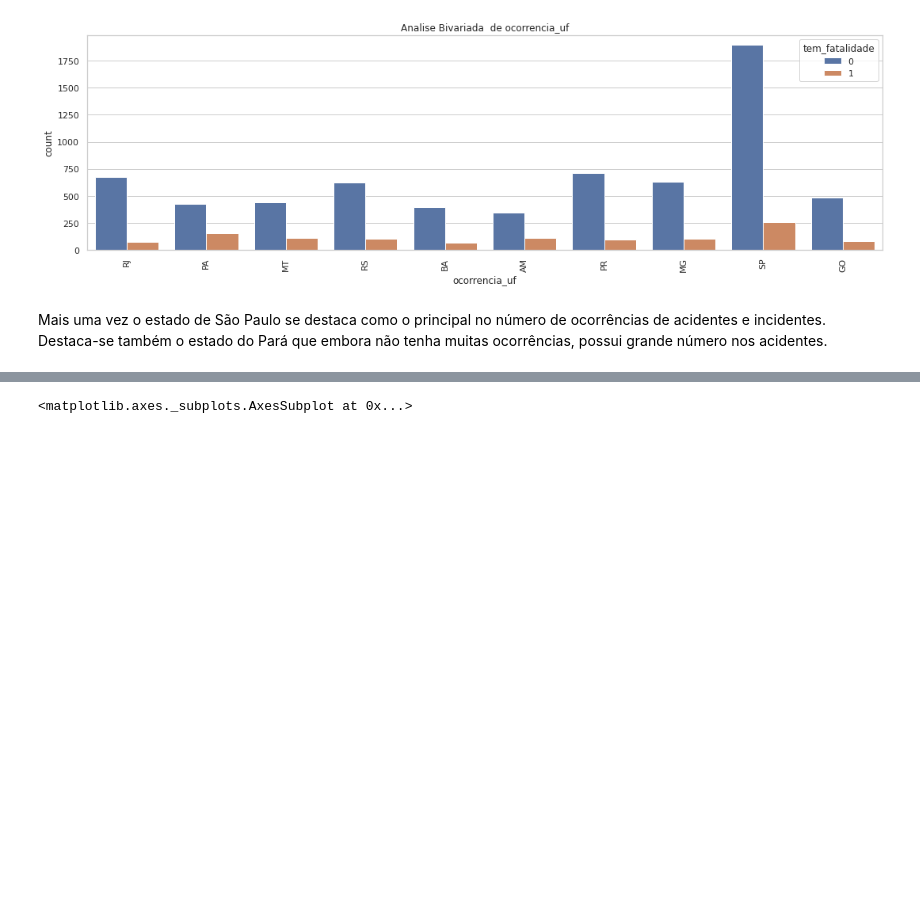
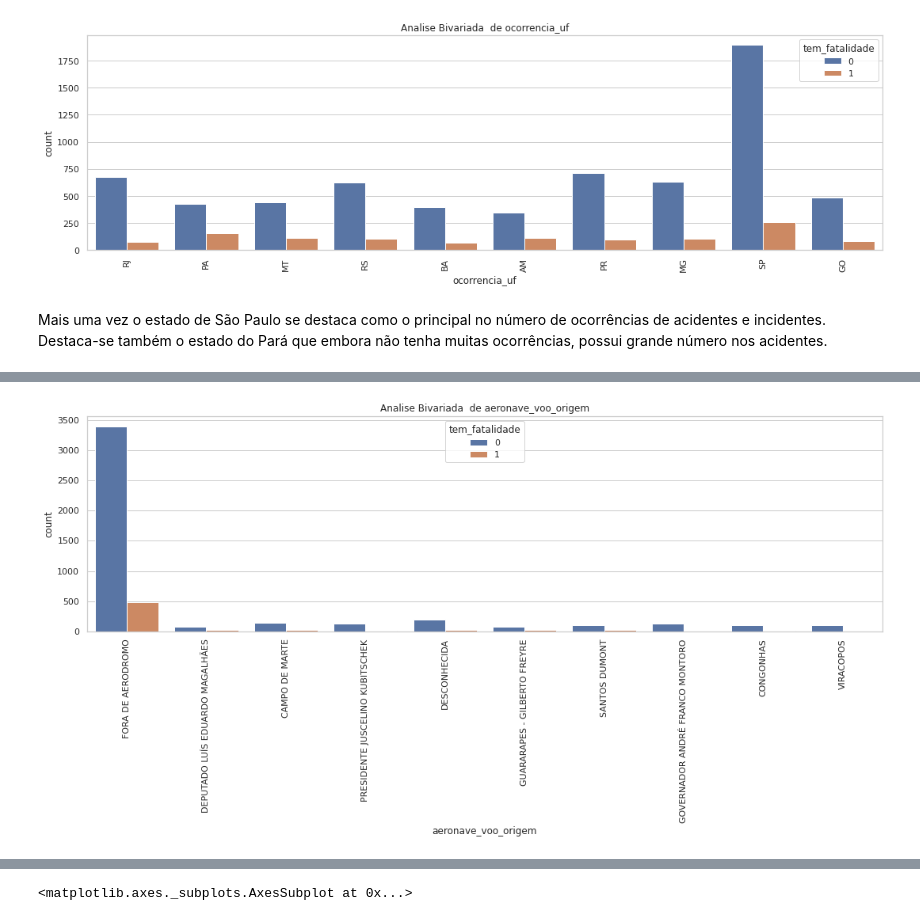
Before and after one commit to guilherme-beserra/TCC---PUC-Minas, a Jupyter notebook: Classificação_para_predição_de_vítima_fatal_em_acidente_aéreo.ipynb, the cells around one changed output, grey strips where cells are left out. Drawn from its saved outputs; the diff is of its cells as text; code cells hidden in the pictures; blank space fills up the shorter version.

```diff
--- a/Classificação_para_predição_de_vítima_fatal_em_acidente_aéreo.ipynb
+++ b/Classificação_para_predição_de_vítima_fatal_em_acidente_aéreo.ipynb
@@ -1517,0 +1546,4 @@ analise_biv_qualitativa(df_unificada_clean, df_unificada_clean['ocorrencia_uf'],
+# %%
+analise_biv_qualitativa(df_unificada_clean, df_unificada_clean['aeronave_voo_origem'], df_unificada_clean.tem_fatalidade.name)
+# %% [output]
+[figure, added]
```
Also changed, not shown: parts of 22 cells of this notebook.
